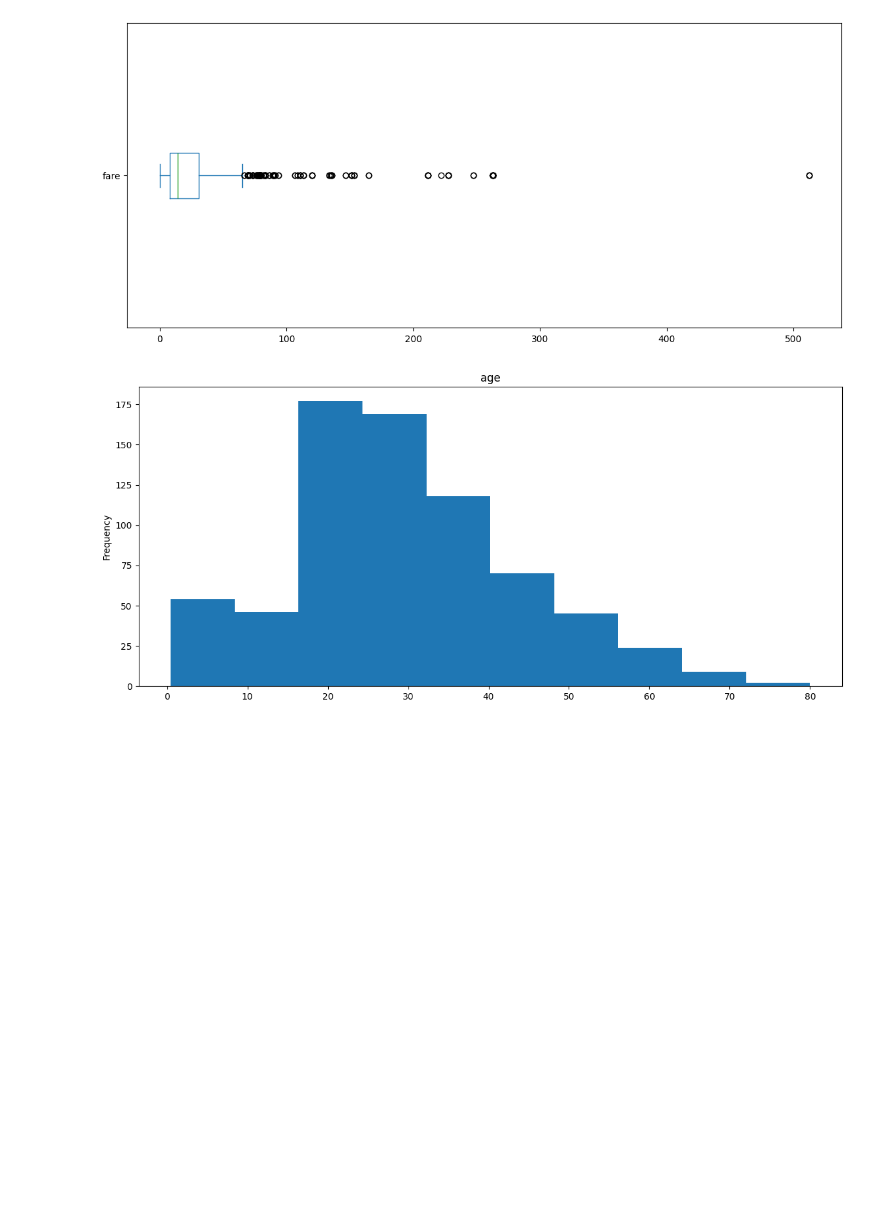
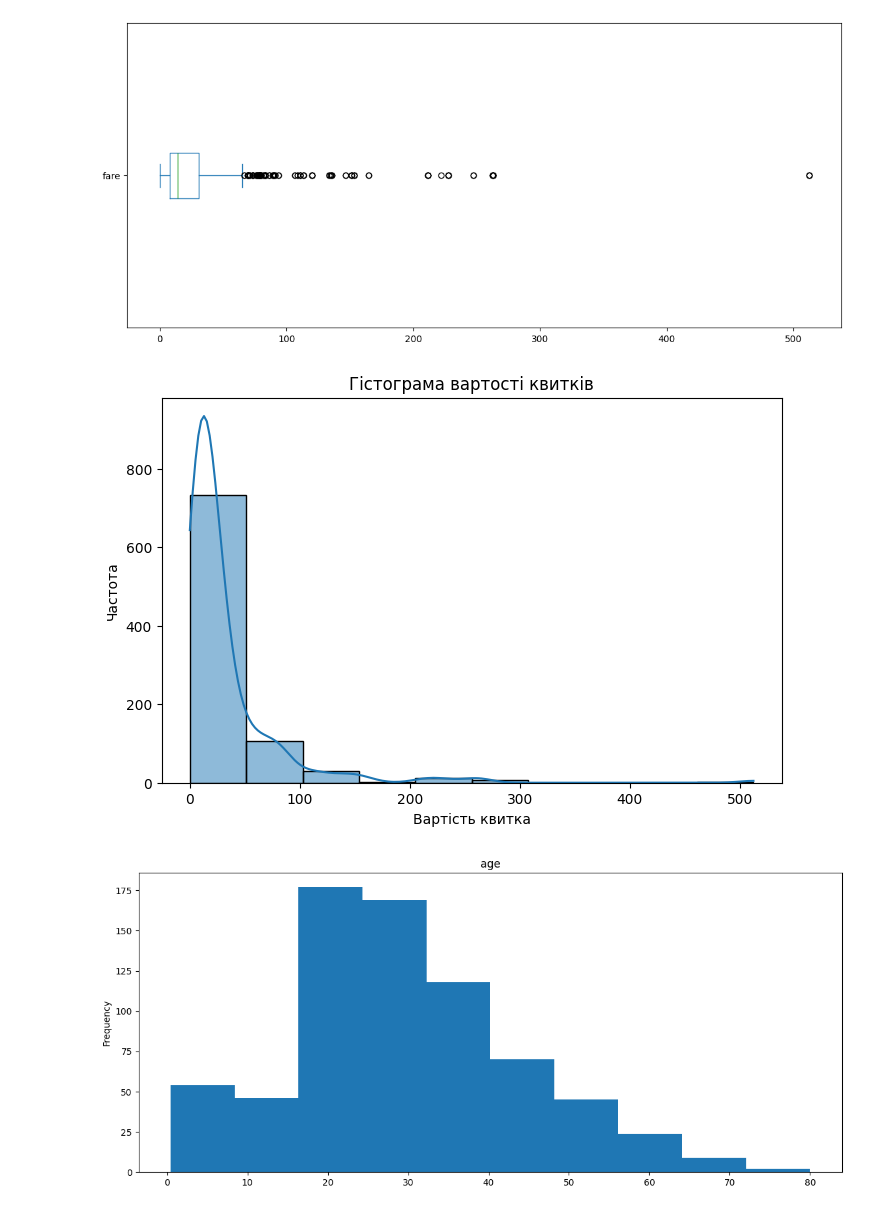
Before and after one commit to Margo-s-M/AI_Colab, a Jupyter notebook: ДЗ_5.ipynb, the cells around one changed output. Saved outputs shown, nothing was run; the diff lists cells and outputs as text; code cells hidden in the pictures; blank space fills up the shorter version.

```diff
--- a/ДЗ_5.ipynb
+++ b/ДЗ_5.ipynb
@@ -85,3 +95,12 @@ df['fare'].plot(kind='box', vert=False, figsize=(14,6))
 # %% [output]
 <Axes: >
 [figure]
+# %%
+plt.figure(figsize=(8, 5))
+sns.histplot(df["fare"], bins=10, kde=True)
+plt.title("Гістограма вартості квитків")
+plt.xlabel("Вартість квитка")
+plt.ylabel("Частота")
+plt.show()
+# %% [output]
+[figure, added]
```
Also changed, not shown: parts of 9 cells of this notebook.
